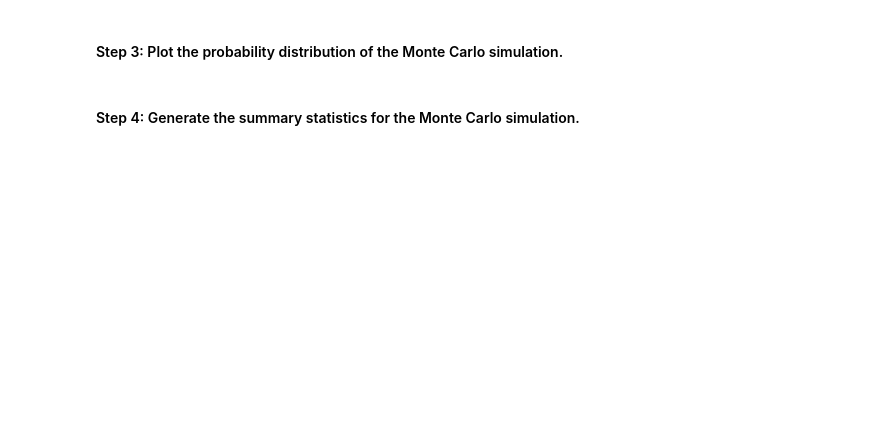
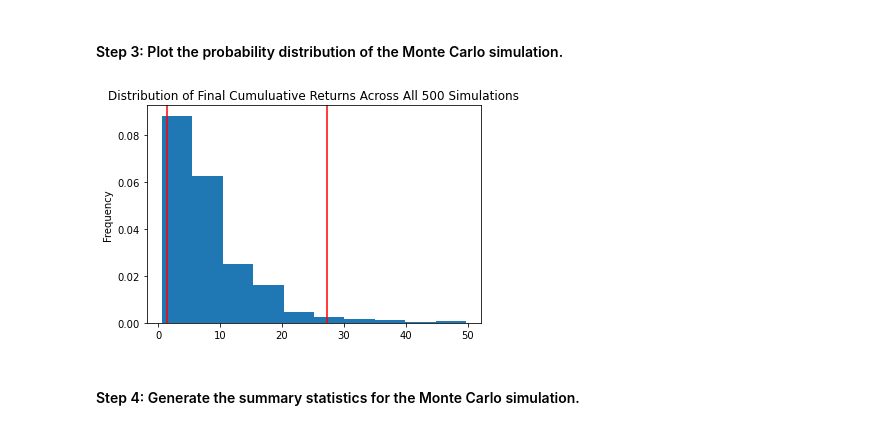
Before and after one commit to abcarmin/Module-5-Challenge, a Jupyter notebook: financial_planning_tools.ipynb, the cells around one changed output. Cells and saved outputs as stored; diff of their text form; code cells hidden in the pictures; blank space fills up the shorter version.

```diff
--- a/financial_planning_tools.ipynb
+++ b/financial_planning_tools.ipynb
@@ -467,7 +549,9 @@ In this section, you’ll use the MCForecastTools library to create a Monte Carl
 # %%
 # Visualize the probability distribution of the 30-year Monte Carlo simulation
 # by plotting a histogram
-# YOUR CODE HERE
+thirtyyear_dist_plot = MC_thirtyyear.plot_distribution()
+# %% [output]
+[figure, added]
 # %% [markdown]
 #### Step 4: Generate the summary statistics for the Monte Carlo simulation.
 # %%
```
Also changed, not shown: parts of 28 cells of this notebook.
